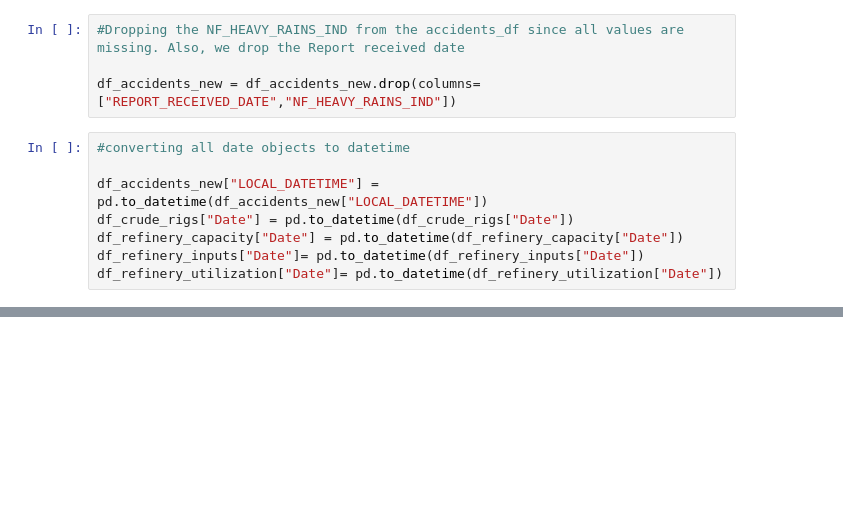
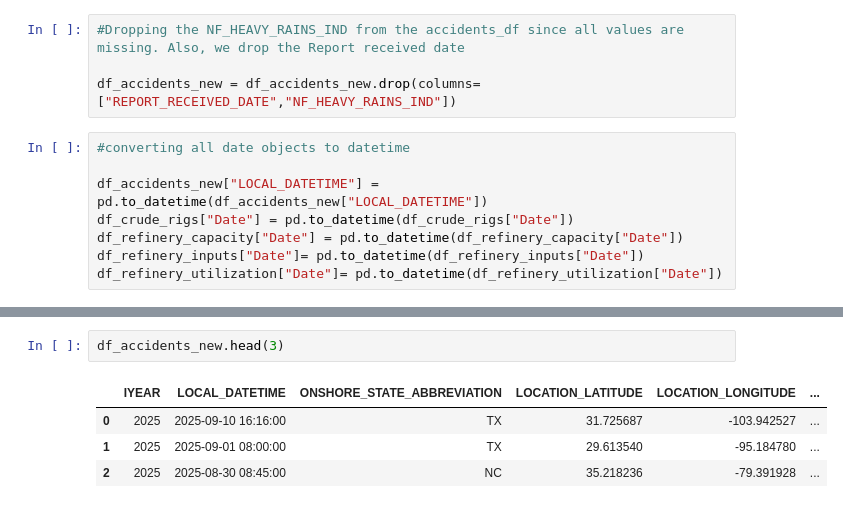
Before and after one commit to btokoli/Forecasting-Refinery-Throughput-Disruptions-via-Midstream-Pipeline-Incident-Analysis, a Jupyter notebook: notebooks/data_preprocessing.ipynb, the cells around one changed output, grey strips where cells are left out. Drawn from its saved outputs; the diff is of its cells as text; blank space fills up the shorter version.

```diff
--- a/notebooks/data_preprocessing.ipynb
+++ b/notebooks/data_preprocessing.ipynb
@@ -168,0 +161,7 @@ Shape: (5757, 15)
+# %%
+df_accidents_new.head(3)
+# %% [output]
+|  | IYEAR | LOCAL_DATETIME | ONSHORE_STATE_ABBREVIATION | LOCATION_LATITUDE | LOCATION_LONGITUDE | ... |
+| 0 | 2025 | 2025-09-10 16:16:00 | TX | 31.725687 | -103.942527 | ... |
+| 1 | 2025 | 2025-09-01 08:00:00 | TX | 29.613540 | -95.184780 | ... |
+| 2 | 2025 | 2025-08-30 08:45:00 | NC | 35.218236 | -79.391928 | ... |
```
Also changed, not shown: parts of 6 cells of this notebook, 5 other files.
